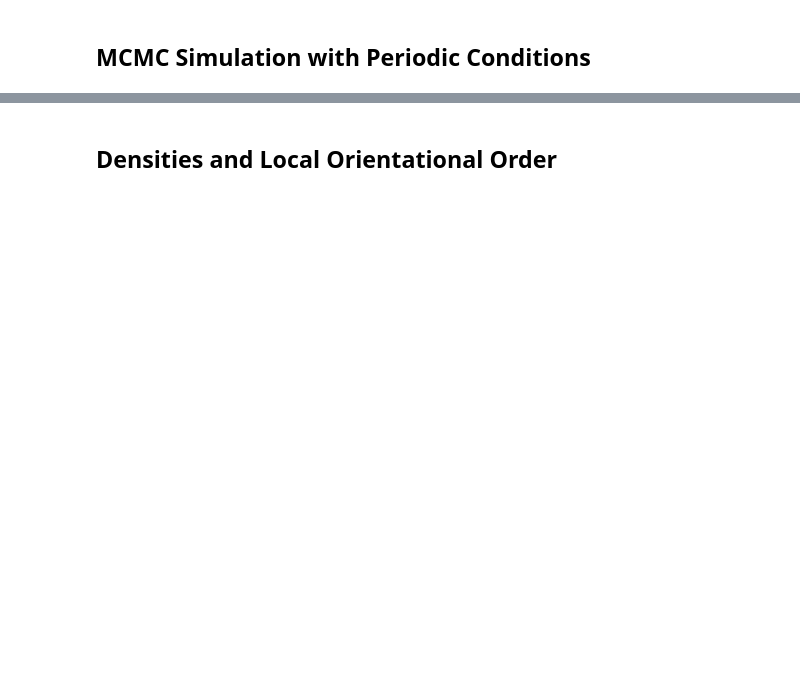
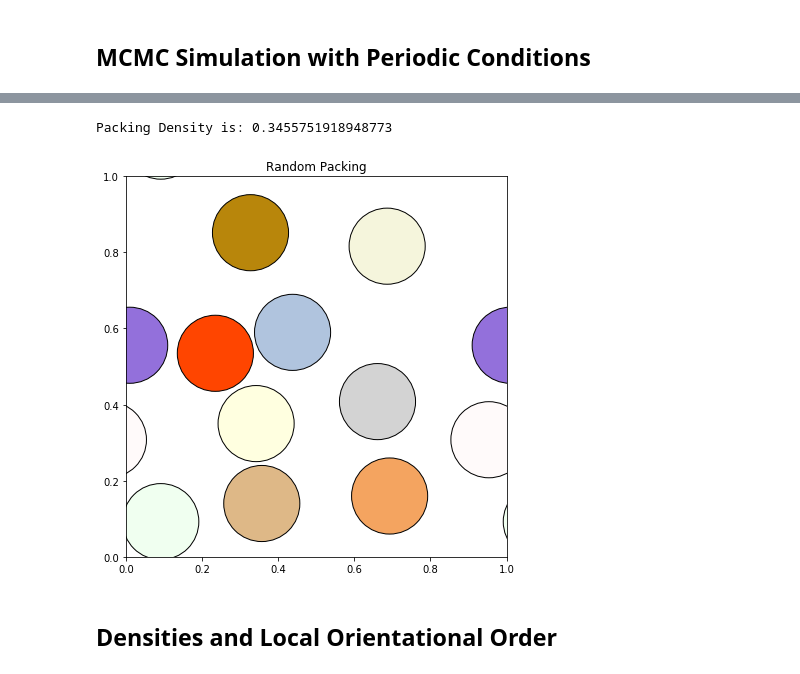
Before and after one commit to itsayushthada/Statistical-Mechanics, a Jupyter notebook: Week03/Assignment.ipynb, the cells around one changed output, grey strips where cells are left out. Drawn from its saved outputs; the diff is of its cells as text; code cells hidden in the pictures; blank space fills up the shorter version.

```diff
--- a/Week03/Assignment.ipynb
+++ b/Week03/Assignment.ipynb
@@ -49,2 +108,17 @@ show_conf(np.random.uniform(size=(5,2)), radius=0.1)
+# %%
+plt.rcParams["figure.figsize"] = 7, 7
+
+runs = 1
+balls = 11
+radius = 0.1
+delta = 0.4
+
+config = markov_sampling(runs, balls, radius, delta)
+show_conf(config, radius, "Random Packing")
+
+print("Packing Density is: {}".format(density(balls, radius)))
+# %% [output]
+Packing Density is: 0.3455751918948773
+[figure, added]
 # %% [markdown]
 ## Densities and Local Orientational Order
```
Also changed, not shown: parts of 19 cells of this notebook.
